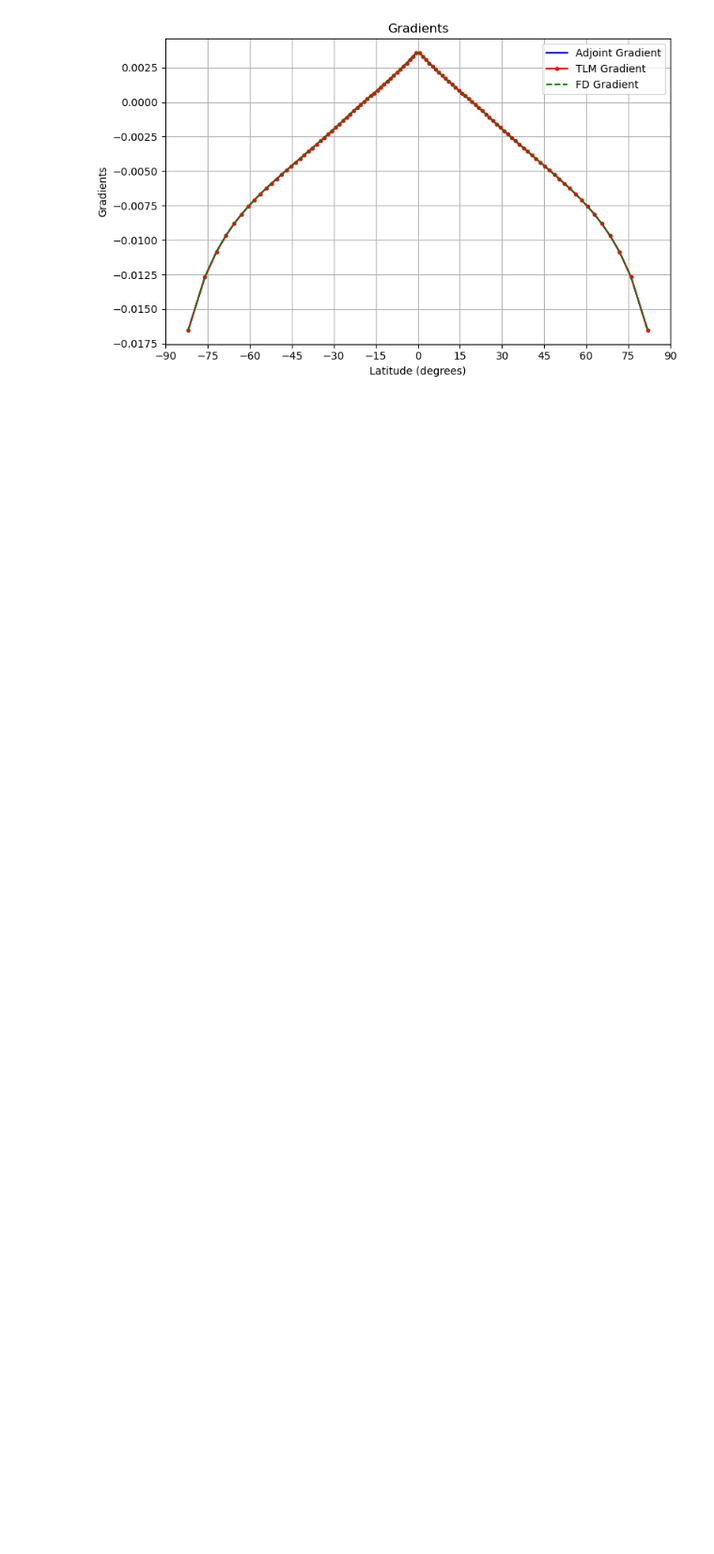
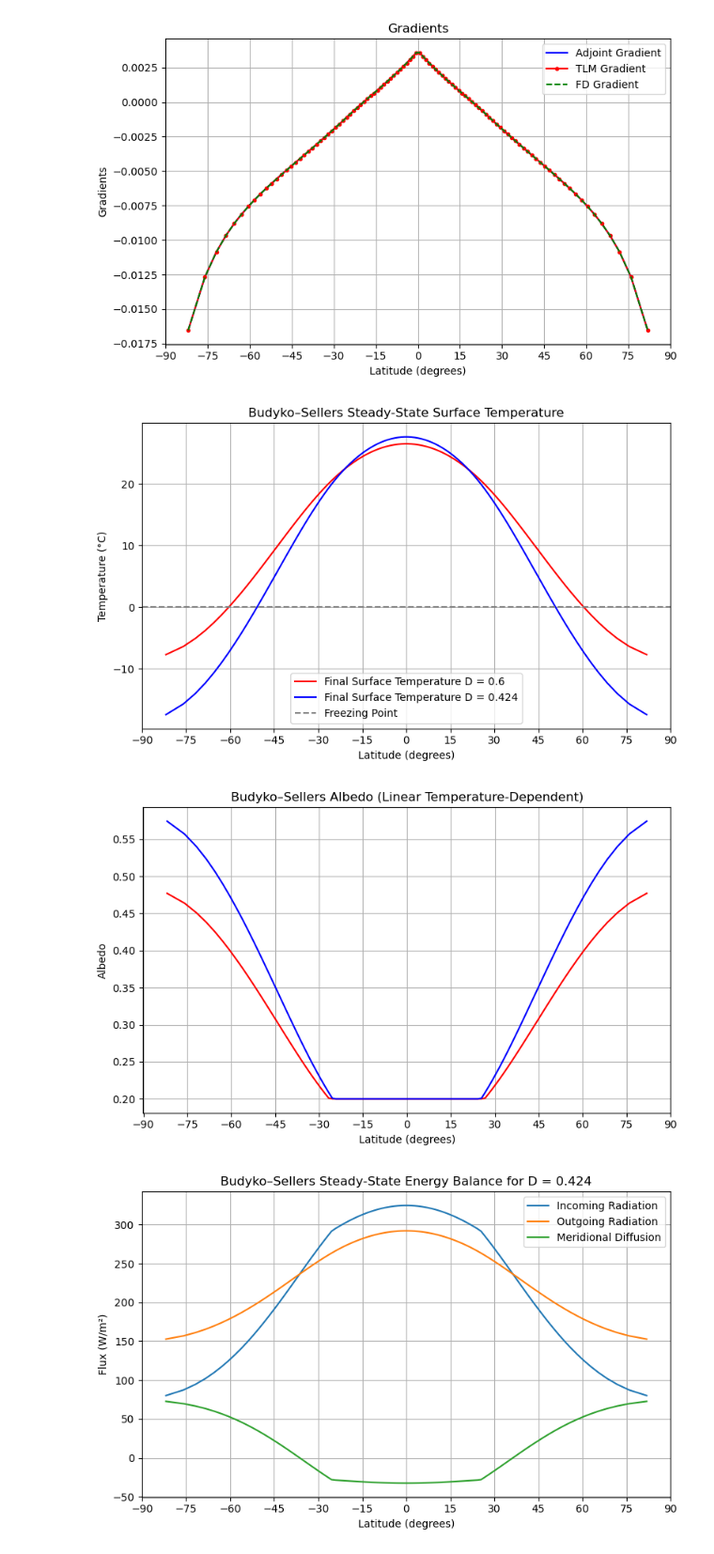
Before and after one commit to Shreyas911/ESS25_AD, a Jupyter notebook: budyko_sellers/python/Plot_Budyko-Sellers_Fortran77_output.ipynb, the cells around one changed output. Shown at 94% size. Drawn from its saved outputs; the diff is of its cells as text; code cells hidden in the pictures; blank space fills up the shorter version.

Commit message:
I/O and plotting for DA

```diff
--- a/budyko_sellers/python/Plot_Budyko-Sellers_Fortran77_output.ipynb
+++ b/budyko_sellers/python/Plot_Budyko-Sellers_Fortran77_output.ipynb
@@ -93,3 +93,69 @@ plt.tight_layout()
 plt.show()
 # %% [output]
 [figure]
+# %%
+p_tap_da = Path('/home/shreyas/ESS25_AD/budyko_sellers_DA/DA_results/')
+
+# Load data
+T_tuned = np.loadtxt(p_tap_da / 'temperature.txt')         # Kelvin
+alpha_tuned = np.loadtxt(p_tap_da / 'albedo.txt')          # unitless
+F_in_tuned = np.loadtxt(p_tap_da / 'F_in.txt')             # W/m^2
+F_out_tuned = np.loadtxt(p_tap_da / 'F_out.txt')           # W/m^2
+F_diff_tuned = np.loadtxt(p_tap_da / 'F_diff.txt')         # W/m^2
+net_flux_tuned = np.loadtxt(p_tap_da / 'net_flux.txt')     # W/m^2
+
+# --- Plot temperature
+plt.figure(figsize=(8, 5))
+plt.plot(lat, T - 273.15, 'r-', label='Final Surface Temperature D = 0.6')
+plt.plot(lat, T_tuned - 273.15, 'b-', label='Final Surface Temperature D = 0.424')
+plt.axhline(0, color='gray', linestyle='--', label='Freezing Point')
+plt.title('Budyko–Sellers Steady-State Surface Temperature')
+plt.xlabel('Latitude (degrees)')
+plt.ylabel('Temperature (°C)')
+plt.grid(True)
+plt.legend()
+plt.xticks(np.linspace(-90, 90, 13))
+plt.tight_layout()
+plt.show()
+
+# --- Plot albedo
+plt.figure(figsize=(8, 5))
+plt.plot(lat, alpha, 'r-', label='Albedo D = 0.6')
+plt.plot(lat, alpha_tuned, 'b-', label='Albedo D = 0.424')
+plt.title('Budyko–Sellers Albedo (Linear Temperature-Dependent)')
+plt.xlabel('Latitude (degrees)')
+plt.ylabel('Albedo')
+plt.grid(True)
+plt.xticks(np.linspace(-90, 90, 13))
+plt.tight_layout()
+plt.show()
+
+# --- Plot energy balance terms
+plt.figure(figsize=(8, 5))
+plt.plot(lat, F_in_tuned, label='Incoming Radiation')
+plt.plot(lat, F_out_tuned, label='Outgoing Radiation')
+plt.plot(lat, F_diff_tuned, label='Meridional Diffusion')
+plt.title('Budyko–Sellers Steady-State Energy Balance for D = 0.424')
+plt.xlabel('Latitude (degrees)')
+plt.ylabel('Flux (W/m²)')
+plt.grid(True)
+plt.legend()
+plt.xticks(np.linspace(-90, 90, 13))
+plt.tight_layout()
+plt.show()
+
+# --- Plot net energy flux
+plt.figure(figsize=(8, 5))
+plt.plot(lat, net_flux_tuned, label='Net Flux (F_in - F_out + F_diff)')
+plt.axhline(0, color='gray', linestyle='--')
+plt.title('Net Energy Balance (Should Be ~0 at Convergence) for D = 0.424')
+plt.xlabel('Latitude (degrees)')
+plt.ylabel('Net Flux (W/m²)')
+plt.grid(True)
+plt.legend()
+plt.tight_layout()
+plt.show()
+# %% [output]
+[figure, added]
+[figure, added]
+[figure, added]
```
Also changed, not shown: parts of 1 cell of this notebook, 1 other file.
